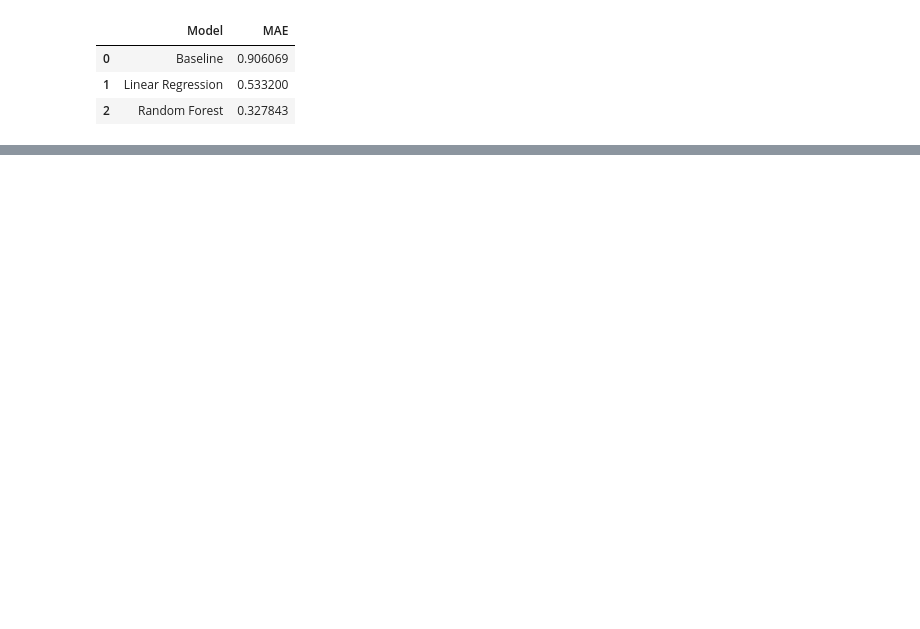
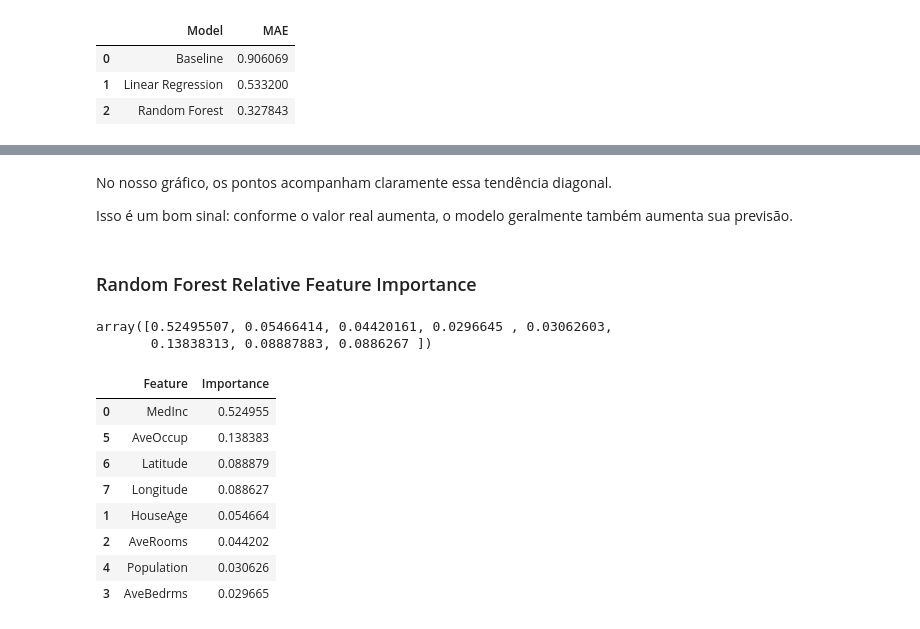
Before and after one commit to IsacFreitaas/real-estate-analytics-project, a Jupyter notebook: notebooks/2. Modelling.ipynb, the cells around one changed output, grey strips where cells are left out. Drawn from its saved outputs; the diff is of its cells as text; code cells hidden in the pictures; blank space fills up the shorter version.

```diff
--- a/notebooks/2. Modelling.ipynb
+++ b/notebooks/2. Modelling.ipynb
@@ -433,0 +451,34 @@ Conclusão do projeto
+# %% [markdown]
+No nosso gráfico, os pontos acompanham claramente essa tendência diagonal.
+
+
+Isso é um bom sinal: conforme o valor real aumenta, o modelo geralmente também aumenta sua previsão.
+# %% [markdown]
+### Random Forest Relative Feature Importance
+# %%
+random_forest.feature_importances_
+# %% [output]
+array([0.52495507, 0.05466414, 0.04420161, 0.0296645 , 0.03062603,
+       0.13838313, 0.08887883, 0.0886267 ])
+# %%
+feature_importance = pd.DataFrame({
+    "Feature": x_train.columns,
+    "Importance": random_forest.feature_importances_
+})
+
+feature_importance = feature_importance.sort_values(
+    "Importance",
+    ascending=False
+)
+
+feature_importance # (in percentage)
+# %% [output]
+|  | Feature | Importance |
+| 0 | MedInc | 0.524955 |
+| 5 | AveOccup | 0.138383 |
+| 6 | Latitude | 0.088879 |
+| 7 | Longitude | 0.088627 |
+| 1 | HouseAge | 0.054664 |
+| 2 | AveRooms | 0.044202 |
+| 4 | Population | 0.030626 |
+| 3 | AveBedrms | 0.029665 |
```
Also changed, not shown: parts of 24 cells of this notebook, 1 other file.
